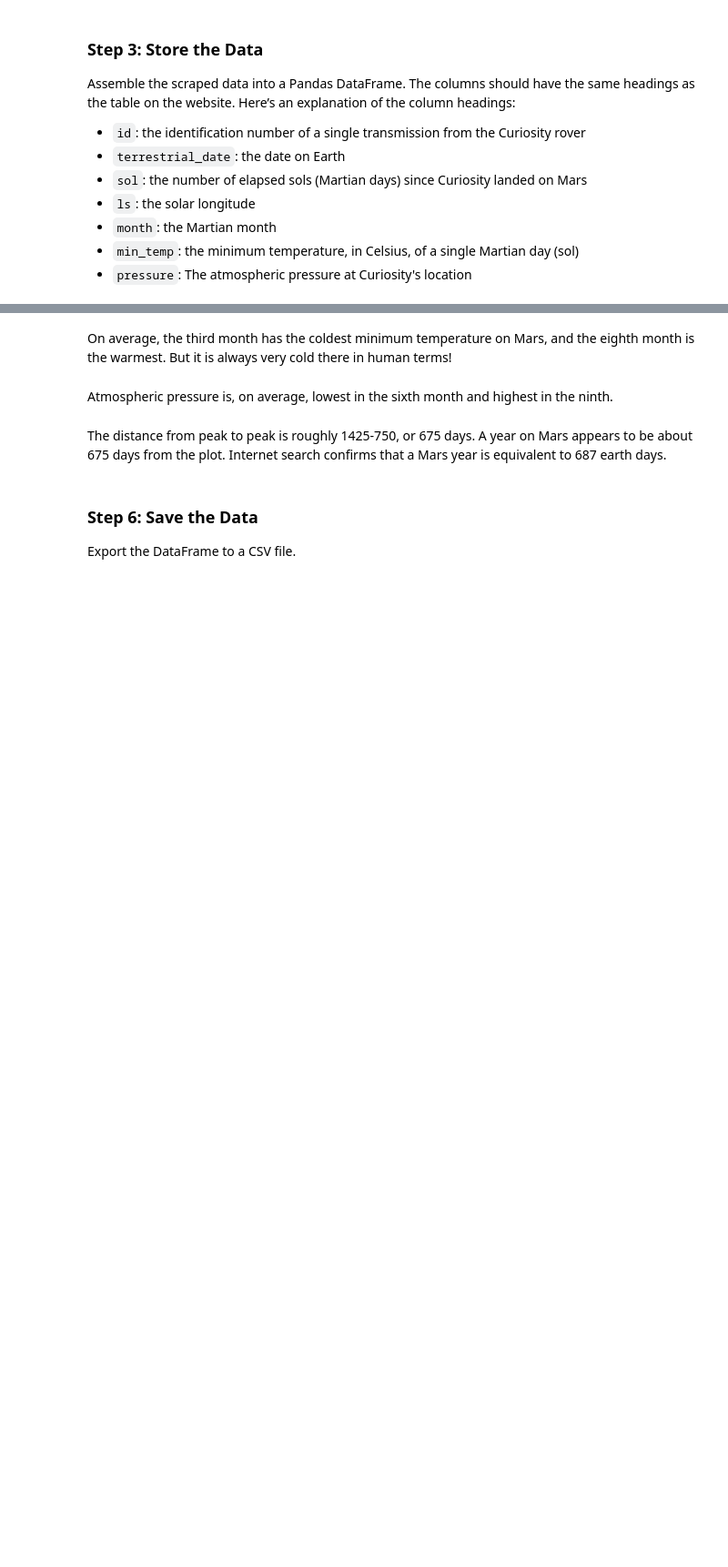
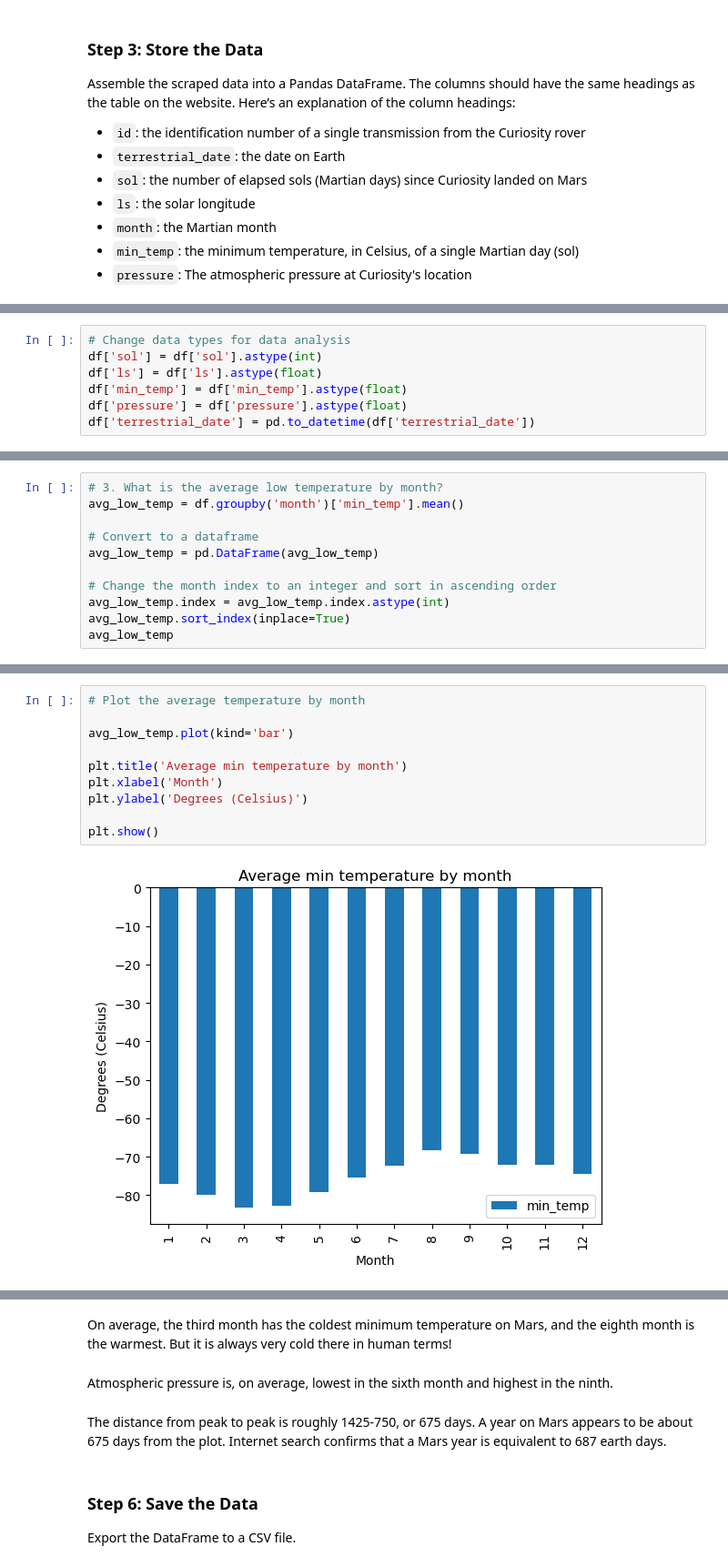
Before and after one commit to TonysTinyToes/Web_scraping_challenge, a Jupyter notebook: part_2_mars_weather.ipynb, the cells around one changed output, grey strips where cells are left out. Shown: that part at 91% size. Cells and saved outputs as stored; diff of their text form; blank space fills up the shorter version.

```diff
--- a/part_2_mars_weather.ipynb
+++ b/part_2_mars_weather.ipynb
@@ -76,2 +98,9 @@ dtype: object
+# %%
+# Change data types for data analysis
+df['sol'] = df['sol'].astype(int)
+df['ls'] = df['ls'].astype(float)
+df['min_temp'] = df['min_temp'].astype(float)
+df['pressure'] = df['pressure'].astype(float)
+df['terrestrial_date'] = pd.to_datetime(df['terrestrial_date'])
 # %%
 # Confirm type changes were successful by examining data types again
@@ -172,0 +145,11 @@ Name: pressure, dtype: float64
+# %%
+# 3. What is the average low temperature by month?
+avg_low_temp = df.groupby('month')['min_temp'].mean()
+
+# Convert to a dataframe
+avg_low_temp = pd.DataFrame(avg_low_temp)
+
+# Change the month index to an integer and sort in ascending order
+avg_low_temp.index = avg_low_temp.index.astype(int)
+avg_low_temp.sort_index(inplace=True)
+avg_low_temp
@@ -172,0 +171,12 @@ Name: pressure, dtype: float64
+# %%
+# Plot the average temperature by month
+
+avg_low_temp.plot(kind='bar')
+
+plt.title('Average min temperature by month')
+plt.xlabel('Month')
+plt.ylabel('Degrees (Celsius)')
+
+plt.show()
+# %% [output]
+[figure, added]
```
Also changed, not shown: parts of 27 cells of this notebook, 2 other files.
